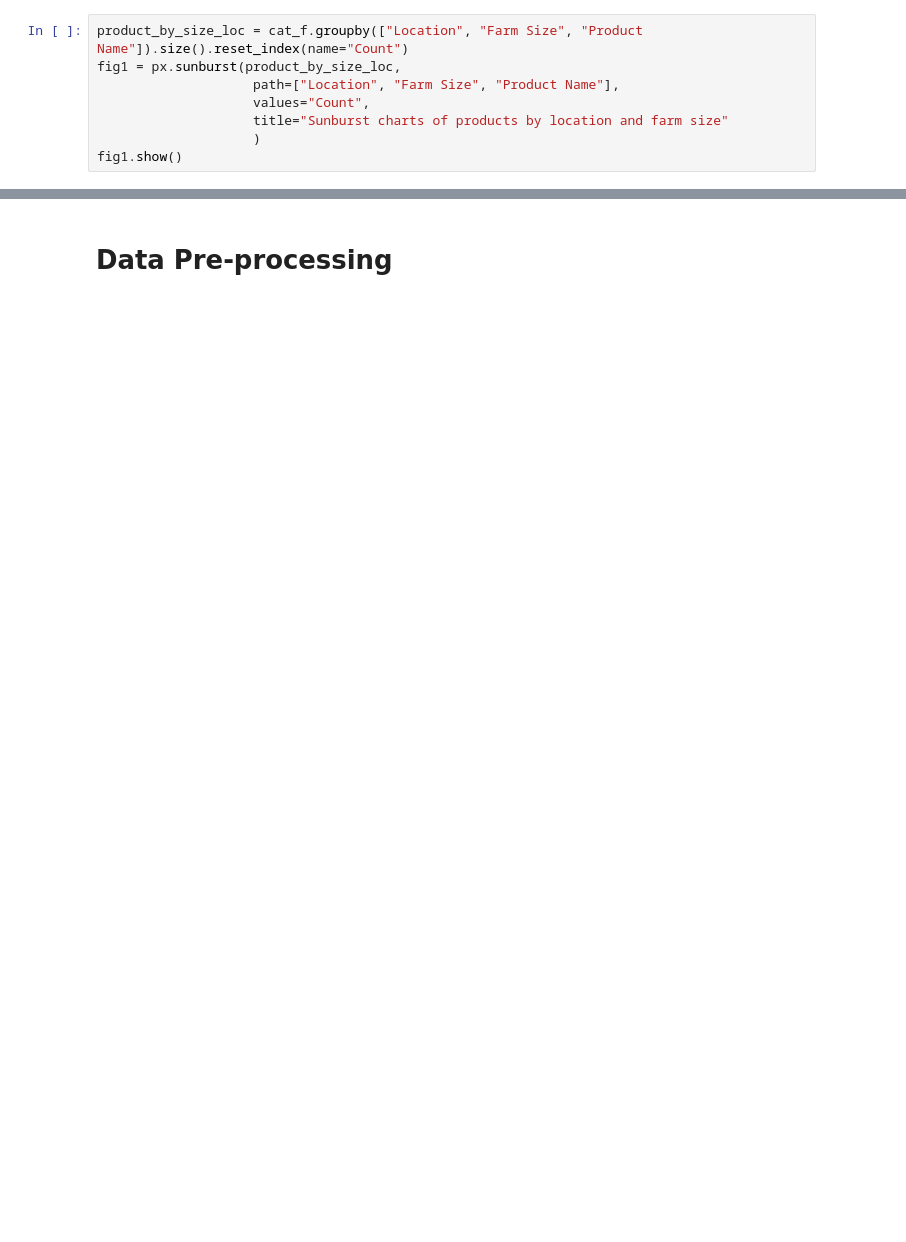
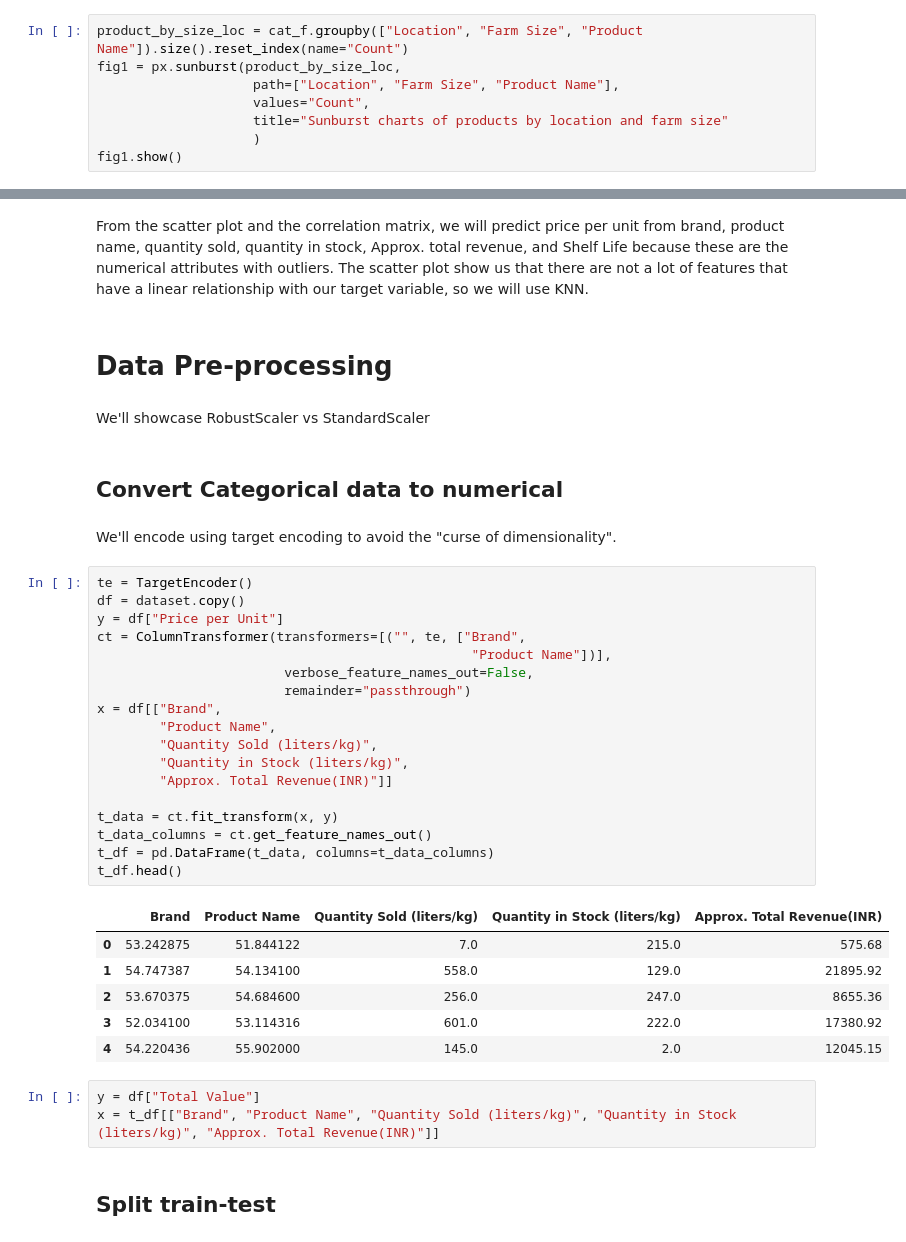
Before and after one commit to Jangsoodlor/da-project, a Jupyter notebook: ipynb.ipynb, the cells around one changed output, grey strips where cells are left out. Drawn from its saved outputs; the diff is of its cells as text; blank space fills up the shorter version.

```diff
--- a/ipynb.ipynb
+++ b/ipynb.ipynb
@@ -156,2 +255,40 @@ For this chart, it'd be impossible to plot in all of these attributes in one tra
+# %% [markdown]
+From the scatter plot and the correlation matrix, we will predict price per unit from brand, product name, quantity sold, quantity in stock, Approx. total revenue, and Shelf Life because these are the numerical attributes with outliers. The scatter plot show us that there are not a lot of features that have a linear relationship with our target variable, so we will use KNN.
 # %% [markdown]
 # Data Pre-processing
+# %% [markdown]
+We'll showcase RobustScaler vs StandardScaler
+# %% [markdown]
+## Convert Categorical data to numerical
+# %% [markdown]
+We'll encode using target encoding to avoid the "curse of dimensionality".
+# %%
+te = TargetEncoder()
+df = dataset.copy()
+y = df["Price per Unit"]
+ct = ColumnTransformer(transformers=[("", te, ["Brand",
+                                                "Product Name"])],
+                        verbose_feature_names_out=False,
+                        remainder="passthrough")
+x = df[["Brand",
+        "Product Name",
+        "Quantity Sold (liters/kg)",
+        "Quantity in Stock (liters/kg)",
+        "Approx. Total Revenue(INR)"]]
+
+t_data = ct.fit_transform(x, y)
+t_data_columns = ct.get_feature_names_out()
+t_df = pd.DataFrame(t_data, columns=t_data_columns)
+t_df.head()
+# %% [output]
+|  | Brand | Product Name | Quantity Sold (liters/kg) | Quantity in Stock (liters/kg) | Approx. Total Revenue(INR) |
+| 0 | 53.242875 | 51.844122 | 7.0 | 215.0 | 575.68 |
+| 1 | 54.747387 | 54.134100 | 558.0 | 129.0 | 21895.92 |
+| 2 | 53.670375 | 54.684600 | 256.0 | 247.0 | 8655.36 |
+| 3 | 52.034100 | 53.114316 | 601.0 | 222.0 | 17380.92 |
+| 4 | 54.220436 | 55.902000 | 145.0 | 2.0 | 12045.15 |
+# %%
+y = df["Total Value"]
+x = t_df[["Brand", "Product Name", "Quantity Sold (liters/kg)", "Quantity in Stock (liters/kg)", "Approx. Total Revenue(INR)"]]
+# %% [markdown]
+## Split train-test
```
Also changed, not shown: parts of 34 cells of this notebook, 1 other file.
